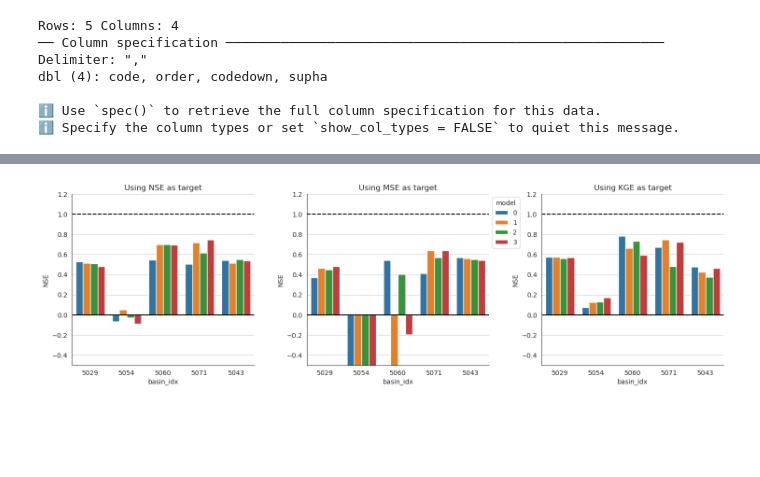
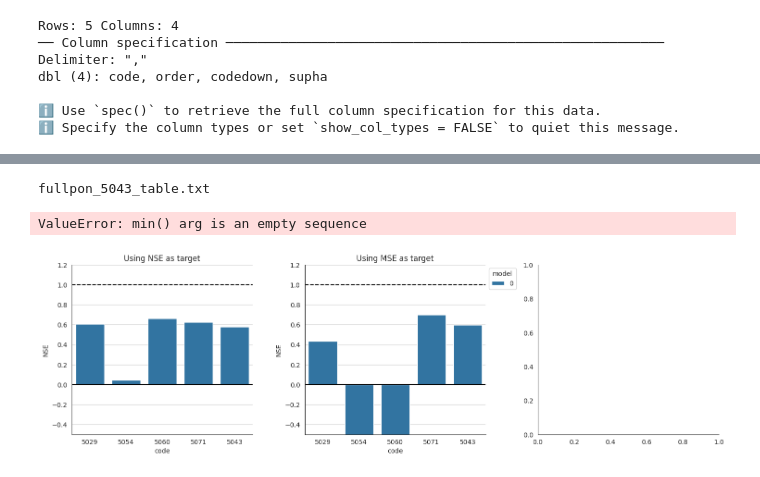
Before and after one commit to eugenioLR/hydro_model_optimization, a Jupyter notebook: evaluate_full.ipynb, the cells around one changed output, grey strips where cells are left out. Cells and saved outputs as stored; diff of their text form; code cells hidden in the pictures; blank space fills up the shorter version.

```diff
--- a/evaluate_full.ipynb
+++ b/evaluate_full.ipynb
@@ -14,8 +15,3 @@ import seaborn as sns
 sns.set_style("white")
 
 pandas2ri.activate()
-# %%
-data_file = "data/CHGdataSIMPA.txt"
-basin_file = "data/CHGbasins.txt"
-# data_file = "data/CHTdataSIMPAcal.txt"
-# basin_file = "data/basinsSimpa.txt"
@@ -83,19 +96,22 @@ result_q = {}
 basin_df = pd.read_csv(basin_file)
 basin_df.sort_values(by=["order"])
 
-eval_df = pd.DataFrame(columns=["model", "target", "basin_idx", "MSE", "RMSE", "Pbias", "NSE", "R2", "KGE", "params"])
+eval_df = pd.DataFrame(columns=["model", "target", "code", "order", "codedown", "supha", "MSE", "RMSE", "PBIAS", "NSE", "R2", "KGE", "param"])
 
 for file_name, model, target in result_files:
     print(file_name, "Yes" if os.path.exists(file_name) else "No")
     if os.path.exists(file_name):
-        params = np.loadtxt(file_name, delimiter=",", max_rows=1).reshape([len(basin_df),-1])
+        print(np.loadtxt(file_name, delimiter=",", max_rows=1).shape)
+        params = np.loadtxt(file_name, delimiter=",", max_rows=1).reshape([len(basin_df), -1])
 
         prev_q = 0
         agg_q = {}
         basin_params = {}
         for idx in basin_df.index:
             basin_code = basin_df["code"][idx]
+            basin_order = basin_df["order"][idx]
             codedown = basin_df["codedown"][idx]
+            supha = basin_df["supha"][idx]
 
             prev_q = 0
             if basin_code in agg_q:
@@ -108,7 +124,7 @@ for file_name, model, target in result_files:
 
             metrics = exec_function_r(model, params[idx], basin_code, prev_q)
             param_str = np.array2string(params[idx], max_line_width=np.inf, separator=";").replace(" ", "")
-            eval_df.loc[len(eval_df)] = [model, target, basin_code] + list(metrics) + [param_str]
+            eval_df.loc[len(eval_df)] = [model, target, basin_code, basin_order, codedown, supha] + list(metrics) + [param_str]
 
 eval_df = eval_df[eval_df["target"] != "R2"]
 eval_df
@@ -180,0 +167,4 @@ eval_df[eval_df["basin_idx"] == 5043]
+# %%
+columns = ["model","target","code","order","codedown","supha","MSE","RMSE","PBIAS","NSE","R2","KGE","f0","param"]
+display(list(eval_df.columns))
+display([(i, i in eval_df.columns) for i in columns])
@@ -181,45 +199,52 @@ eval_df[eval_df["basin_idx"] == 5043]
+# %%
+eval_df["f0"] = -100
+eval_df.loc[:, "param"] = eval_df.loc[:, "param"].str.replace("[", "")
+eval_df.loc[:, "param"] = eval_df.loc[:, "param"].str.replace("]", "")
+eval_df = eval_df[columns]
 # %%
-eval_df.to_csv(f"{problem_type}_table.txt", index=False, quoting=csv.QUOTE_NONE)
+eval_df.to_csv(f"table_{problem_type}_{basin_n}.txt", index=False, quoting=csv.QUOTE_NONE)
+print(f"{problem_type}_{basin_n}_table.txt")
+# eval_df.to_csv(f"fullpon_3005_table.txt", index=False, quoting=csv.QUOTE_NONE)
+# %% [output]
+fullpon_5043_table.txt
 # %%
-fig, axes = plt.subplots(1,3,figsize=(15, 5))
+fig, axes = plt.subplots(1, 3, figsize=(15, 5))
 
 
 metric_measure = "NSE"
 for idx, metric in enumerate(["NSE", "MSE", "KGE"]):
     # ax = axes[idx//2, idx%2]
     ax = axes[idx]
 
     fig.tight_layout(h_pad=2)
     plt.subplots_adjust(top=0.85)
 
-    data_to_plot = eval_df[eval_df["target"] == metric][['basin_idx', 'model', metric_measure]]
-    hist_ax = sns.barplot(data=data_to_plot, x="basin_idx", y=metric_measure, hue="model", ax=ax, order=basin_df["code"])
-    hist_ax.set(title = f"Using {metric} as target")
-
+    data_to_plot = eval_df[eval_df["target"] == metric][["code", "model", metric_measure]]
+    hist_ax = sns.barplot(data=data_to_plot, x="code", y=metric_measure, hue="model", ax=ax, order=basin_df["code"])
+    hist_ax.set(title=f"Using {metric} as target")
 
     if idx == 1:
         sns.move_legend(hist_ax, "upper left", bbox_to_anchor=(1, 1))
     else:
         hist_ax.get_legend().remove()
 
-
     if metric_measure not in ["MSE", "RMSE", "Pbias"]:
         ax.axhline(1, color="k", linestyle="--")
         if metric == "R2" and metric_measure in ["NSE", "KGE"]:
-            hist_ax.set(ylim = [-0.5, 1.2])
+            hist_ax.set(ylim=[-0.5, 1.2])
             ax.axhline(0, color="k")
         else:
-            hist_ax.set(ylim = [-0.5, 1.2])
+            hist_ax.set(ylim=[-0.5, 1.2])
             ax.axhline(0, color="k")
 
-
     if metric_measure == "Pbias":
-        hist_ax.set(ylim = [-150, 750])#, yticks = range(-25,30,5))
+        hist_ax.set(ylim=[-150, 750])  # , yticks = range(-25,30,5))
         ax.axhline(0, color="k")
 
     sns.despine()
     ax.grid(axis="y")
 
 plt.show()
 # %% [output]
+ValueError: min() arg is an empty sequence
-[figure, old version]
+[figure, new version]
```
Also changed, not shown: parts of 10 cells of this notebook, 19 other files.
